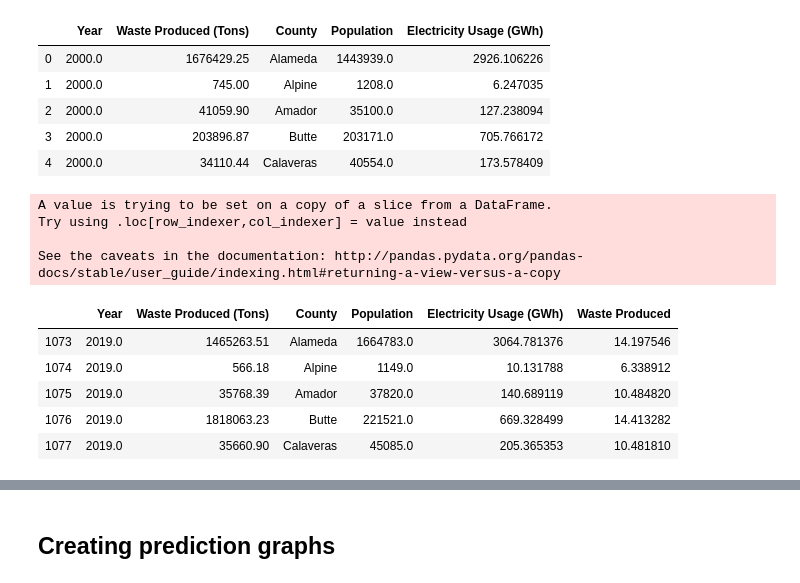
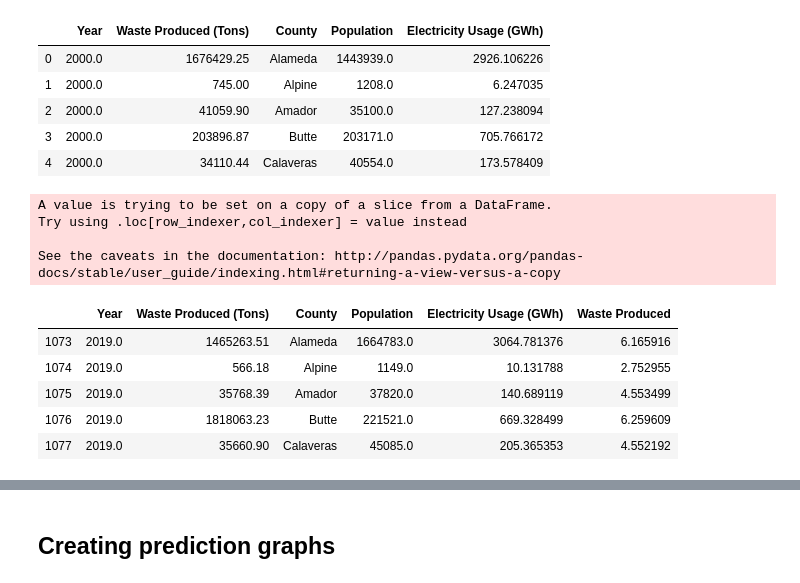
Before and after one commit to matthew-y-dong/ca-waste, a Jupyter notebook: eda/web-page-visualizations.ipynb, the cells around one changed output, grey strips where cells are left out. Saved outputs shown, nothing was run; the diff lists cells and outputs as text; code cells hidden in the pictures.

Commit message:
new visualizations with log waste produced

```diff
--- a/eda/web-page-visualizations.ipynb
+++ b/eda/web-page-visualizations.ipynb
@@ -33,19 +33,19 @@ complete_feature_df.head()
 | 4 | 2000.0 | 34110.44 | Calaveras | 40554.0 | 173.578409 |
 # %%
 complete_feature_df_2019 = complete_feature_df[complete_feature_df.Year == 2019]
-complete_feature_df_2019["Waste Produced"] = np.log(complete_feature_df_2019["Waste Produced (Tons)"])# / 1e6
+complete_feature_df_2019["Waste Produced"] = np.log10(complete_feature_df_2019["Waste Produced (Tons)"])# / 1e6
 complete_feature_df_2019.head()
 # %% [output]
 A value is trying to be set on a copy of a slice from a DataFrame.
 Try using .loc[row_indexer,col_indexer] = value instead
 
 See the caveats in the documentation: http://pandas.pydata.org/pandas-docs/stable/user_guide/indexing.html#returning-a-view-versus-a-copy
 |  | Year | Waste Produced (Tons) | County | Population | Electricity Usage (GWh) | Waste Produced |
-| 1073 | 2019.0 | 1465263.51 | Alameda | 1664783.0 | 3064.781376 | 14.197546 |
-| 1074 | 2019.0 | 566.18 | Alpine | 1149.0 | 10.131788 | 6.338912 |
-| 1075 | 2019.0 | 35768.39 | Amador | 37820.0 | 140.689119 | 10.484820 |
-| 1076 | 2019.0 | 1818063.23 | Butte | 221521.0 | 669.328499 | 14.413282 |
-| 1077 | 2019.0 | 35660.90 | Calaveras | 45085.0 | 205.365353 | 10.481810 |
+| 1073 | 2019.0 | 1465263.51 | Alameda | 1664783.0 | 3064.781376 | 6.165916 |
+| 1074 | 2019.0 | 566.18 | Alpine | 1149.0 | 10.131788 | 2.752955 |
+| 1075 | 2019.0 | 35768.39 | Amador | 37820.0 | 140.689119 | 4.553499 |
+| 1076 | 2019.0 | 1818063.23 | Butte | 221521.0 | 669.328499 | 6.259609 |
+| 1077 | 2019.0 | 35660.90 | Calaveras | 45085.0 | 205.365353 | 4.552192 |
 # %%
 waste_heat_map = folium.Map(location=(37.5, -119.5), zoom_start=6, min_zoom=5, tiles='cartodbpositron')
 
```
Also changed, not shown: 1 other file.
